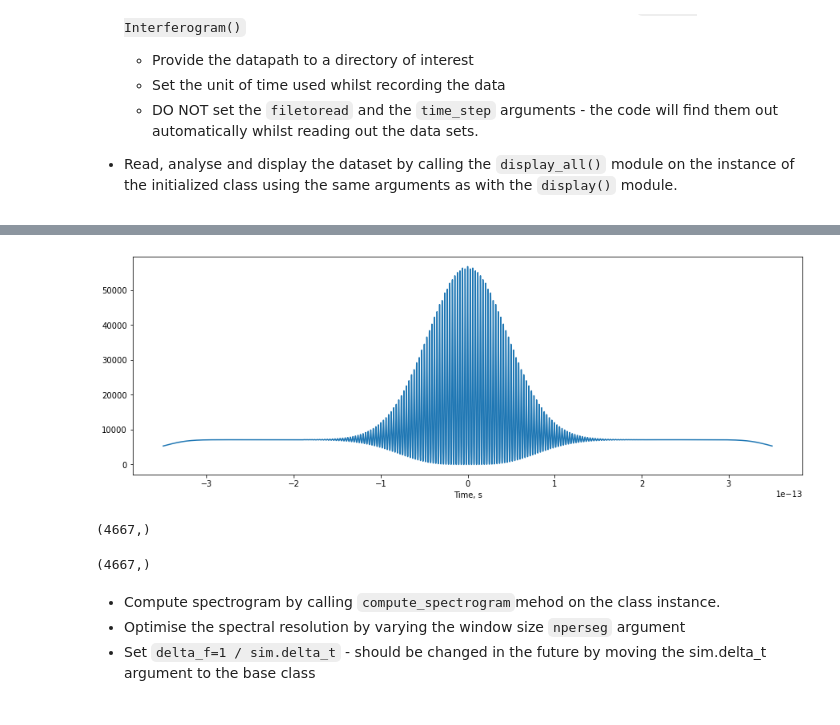
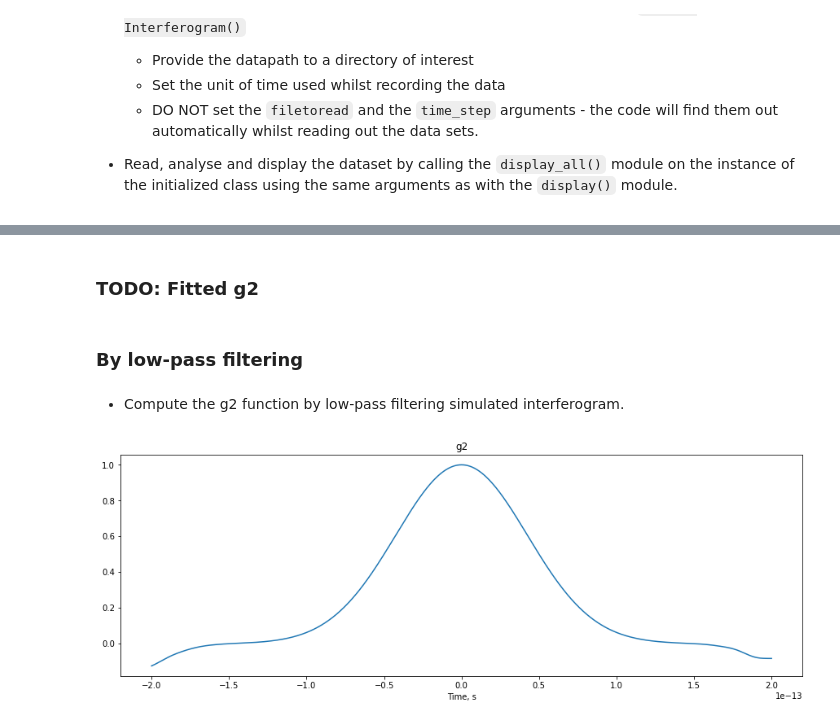
Before and after one commit to pkliui/Interferometry, a Jupyter notebook: Interferometry/docs/InterferogramAnalysis.ipynb, the cells around one changed output, grey strips where cells are left out. Cells and saved outputs as stored; diff of their text form; code cells hidden in the pictures.

````diff
--- a/Interferometry/docs/InterferogramAnalysis.ipynb
+++ b/Interferometry/docs/InterferogramAnalysis.ipynb
@@ -97,4 +167,4 @@ from Interferometry.classes.simulation import Simulation
 # %%
-sim = Simulation(lambd=880e-9, t_fwhm=100e-15, t_phase=0,
-                 t_start=-350e-15, t_end=350e-15, delta_t=0.015e-15,
-                 tau_start=-350e-15, tau_end=350e-15, delta_tau=0.15e-15)
+sim = Simulation(lambd=800e-9, t_fwhm=100e-15, t_phase=0,
+                 t_start=-200e-15, t_end=200e-15, delta_t=0.15e-15,
+                 tau_start=-200e-15, tau_end=200e-15, tau_step=0.15e-15)
@@ -115,16 +218,10 @@ sim.gen_e_field(plotting=True);
+# %% [markdown]
+### TODO: Fitted g2
+# %% [markdown]
+### By low-pass filtering
+# %% [markdown]
+* Compute  the g2 function by low-pass filtering simulated interferogram.
 # %%
-sim.gen_interferogram(plotting=True)
+sim.gen_g2(filter_cutoff=50e12, filter_order=6, plotting=True)
 # %% [output]
-[figure, old version]
+[figure, new version]
-# %%
-sim.tau_samples.shape
-# %% [output]
-(4667,)
-# %%
-sim.interferogram.shape
-# %% [output]
-(4667,)
-# %% [markdown]
-* Compute spectrogram by calling ```compute_spectrogram```mehod on the class instance.
-* Optimise the spectral resolution by varying the window size ```nperseg``` argument
-* Set ```delta_f=1 / sim.delta_t```  - should be changed in the future by moving the sim.delta_t argument to the base class
````
Also changed, not shown: parts of 47 cells of this notebook.
